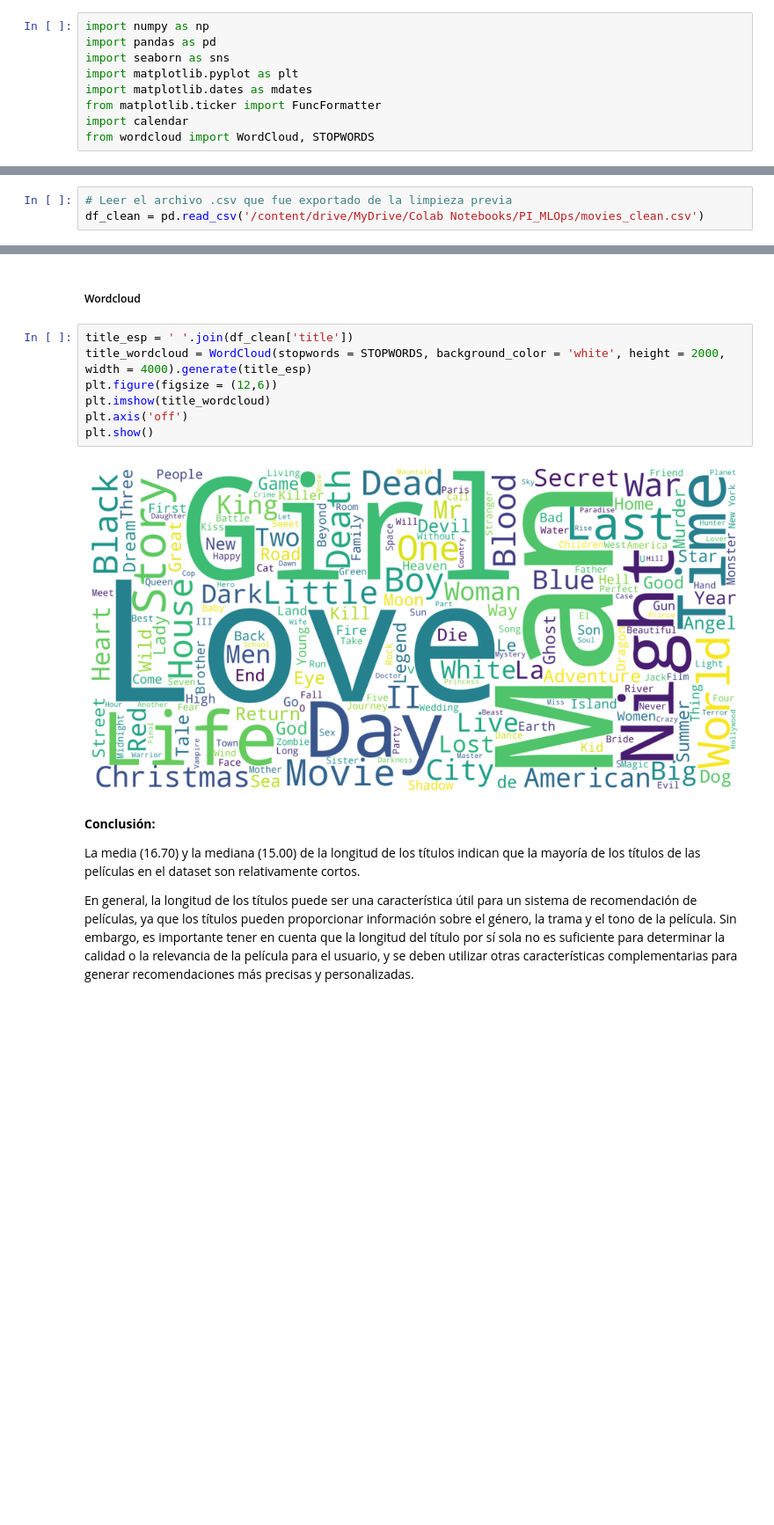
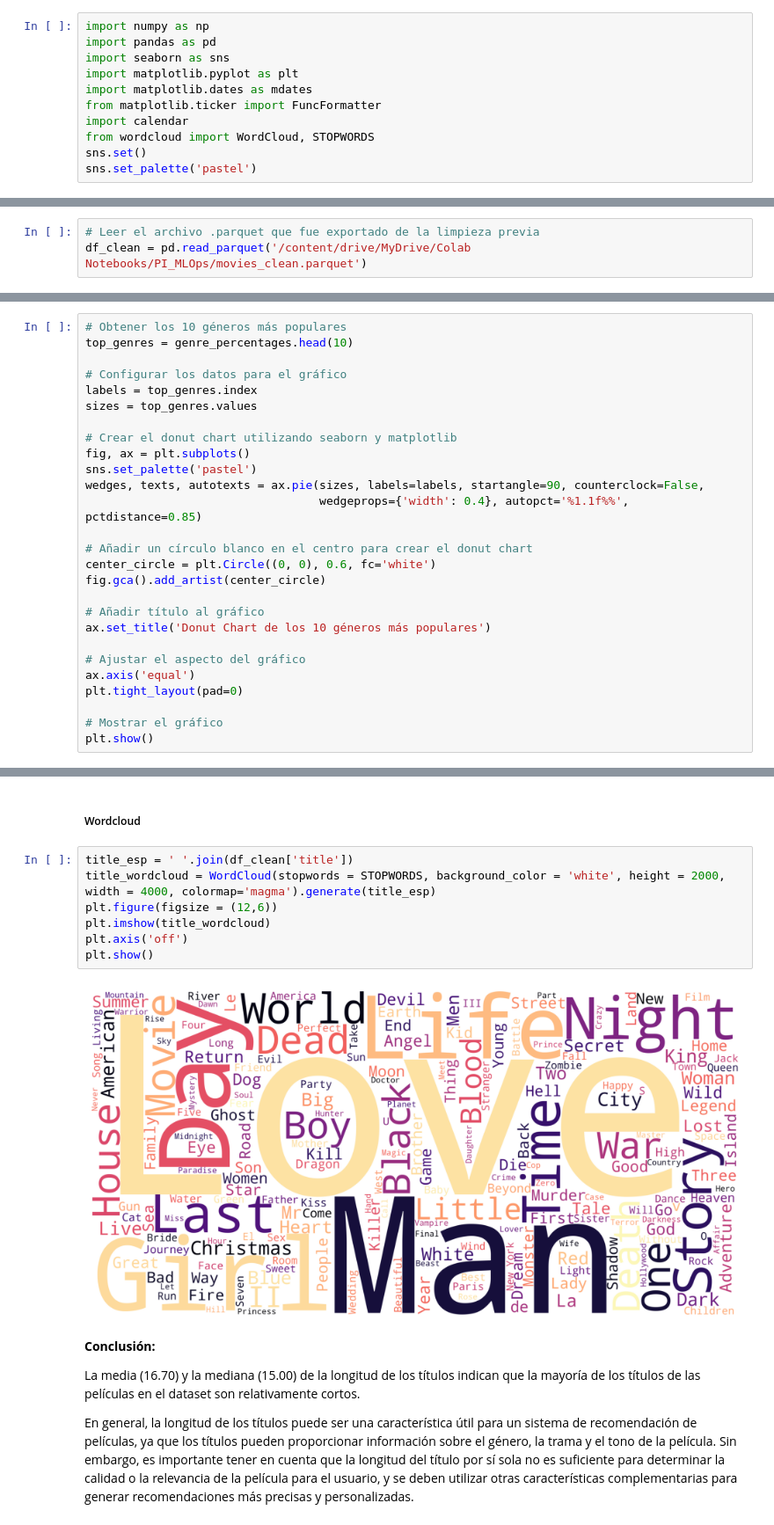
Before and after one commit to DanniRodrJ/Content-Based_Movie_Recommendation_System, a Jupyter notebook: data-science-notebooks/EDA.ipynb, the cells around one changed output, grey strips where cells are left out. Shown at 88% size. Cells and saved outputs as stored; diff of their text form; blank space fills up the shorter version.

Commit message:
corrections and modifications to notebooks

```diff
--- a/data-science-notebooks/EDA.ipynb
+++ b/data-science-notebooks/EDA.ipynb
@@ -11,11 +11,13 @@ import matplotlib.dates as mdates
 from matplotlib.ticker import FuncFormatter
 import calendar
 from wordcloud import WordCloud, STOPWORDS
+sns.set()
+sns.set_palette('pastel')
 # %% [markdown]
 ## **Ingesta de Datos limpios**
 # %%
-# Leer el archivo .csv que fue exportado de la limpieza previa
-df_clean = pd.read_csv('/content/drive/MyDrive/Colab Notebooks/PI_MLOps/movies_clean.csv')
+# Leer el archivo .parquet que fue exportado de la limpieza previa
+df_clean = pd.read_parquet('/content/drive/MyDrive/Colab Notebooks/PI_MLOps/movies_clean.parquet')
 # %% [markdown]
 ## **Descripción general de los datos**
 # %%
@@ -628,0 +637,27 @@ Lista de los 10 géneros más populares:
+# %%
+# Obtener los 10 géneros más populares
+top_genres = genre_percentages.head(10)
+
+# Configurar los datos para el gráfico
+labels = top_genres.index
+sizes = top_genres.values
+
+# Crear el donut chart utilizando seaborn y matplotlib
+fig, ax = plt.subplots()
+sns.set_palette('pastel')
+wedges, texts, autotexts = ax.pie(sizes, labels=labels, startangle=90, counterclock=False,
+                                  wedgeprops={'width': 0.4}, autopct='%1.1f%%', pctdistance=0.85)
+
+# Añadir un círculo blanco en el centro para crear el donut chart
+center_circle = plt.Circle((0, 0), 0.6, fc='white')
+fig.gca().add_artist(center_circle)
+
+# Añadir título al gráfico
+ax.set_title('Donut Chart de los 10 géneros más populares')
+
+# Ajustar el aspecto del gráfico
+ax.axis('equal')
+plt.tight_layout(pad=0)
+
+# Mostrar el gráfico
+plt.show()
@@ -661,13 +698,13 @@ plt.show()
 ##### Wordcloud
 # %%
 title_esp = ' '.join(df_clean['title'])
-title_wordcloud = WordCloud(stopwords = STOPWORDS, background_color = 'white', height = 2000, width = 4000).generate(title_esp)
+title_wordcloud = WordCloud(stopwords = STOPWORDS, background_color = 'white', height = 2000, width = 4000, colormap='magma').generate(title_esp)
 plt.figure(figsize = (12,6))
 plt.imshow(title_wordcloud)
 plt.axis('off')
 plt.show()
 # %% [output]
-[figure, old version]
+[figure, new version]
 # %% [markdown]
 **Conclusión:**
 
```
Also changed, not shown: parts of 73 cells of this notebook, 1 other file.
